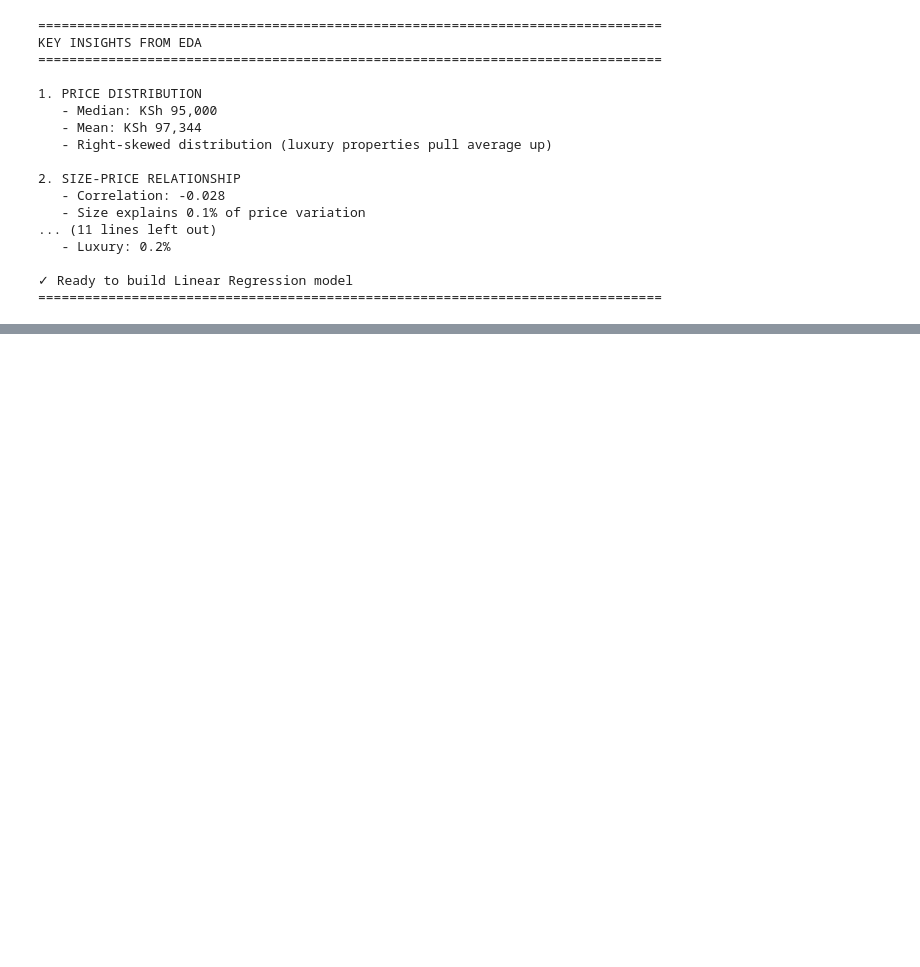
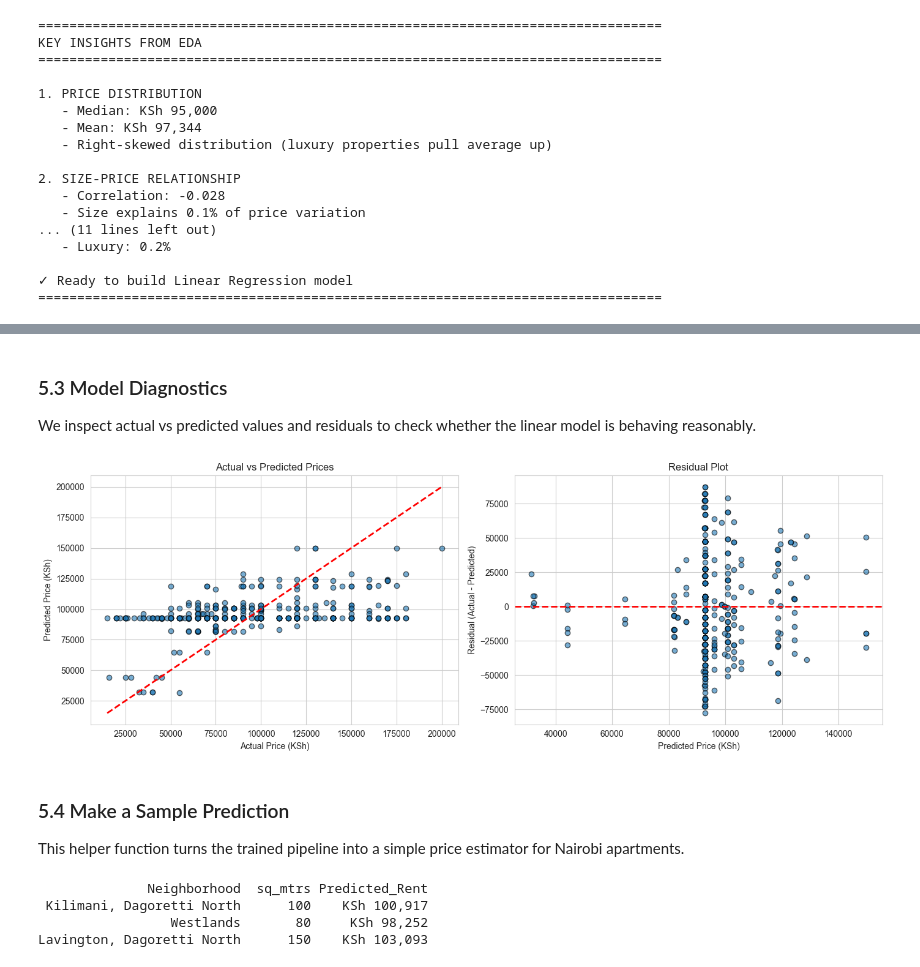
Before and after one commit to marykamithi/nairobi-housing-price-prediction, a Jupyter notebook: Project_Housing_Price_Prediction.ipynb, the cells around one changed output, grey strips where cells are left out. Drawn from its saved outputs; the diff is of its cells as text; code cells hidden in the pictures; blank space fills up the shorter version.

Commit message:
extend housing notebook with preprocessing, linear regression, and model diagnostics

```diff
--- a/Project_Housing_Price_Prediction.ipynb
+++ b/Project_Housing_Price_Prediction.ipynb
@@ -925,0 +938,18 @@ KEY INSIGHTS FROM EDA
+# %%
+# Modeling imports and dataset preparation
+from sklearn.compose import ColumnTransformer
+from sklearn.pipeline import Pipeline
+from sklearn.preprocessing import OneHotEncoder
+
+model_df = df_preprocessed[['Neighborhood', 'sq_mtrs', 'Price_Numeric']].copy()
+model_df['sq_mtrs'] = pd.to_numeric(model_df['sq_mtrs'], errors='coerce')
+model_df = model_df.dropna(subset=['Neighborhood', 'sq_mtrs', 'Price_Numeric'])
+model_df = model_df[(model_df['sq_mtrs'] > 0) & (model_df['Price_Numeric'] > 0)]
+
+rare_neighborhoods = model_df['Neighborhood'].value_counts()
+rare_neighborhoods = rare_neighborhoods[rare_neighborhoods < 10].index
+model_df['Neighborhood'] = model_df['Neighborhood'].where(~model_df['Neighborhood'].isin(rare_neighborhoods), 'Other')
+
+print(f"Modeling dataset: {model_df.shape[0]:,} rows")
+print(f"Unique neighborhoods after grouping rare values: {model_df['Neighborhood'].nunique()}")
+print(model_df.head())
@@ -925,0 +1015,52 @@ KEY INSIGHTS FROM EDA
+# %% [markdown]
+### 5.3 Model Diagnostics
+
+We inspect actual vs predicted values and residuals to check whether the linear model is behaving reasonably.
+# %%
+# Diagnostics plots
+fig, axes = plt.subplots(1, 2, figsize=(14, 5))
+
+axes[0].scatter(y_test, y_pred, alpha=0.6, edgecolor='k')
+min_val = min(y_test.min(), y_pred.min())
+max_val = max(y_test.max(), y_pred.max())
+axes[0].plot([min_val, max_val], [min_val, max_val], 'r--', linewidth=2)
+axes[0].set_title('Actual vs Predicted Prices')
+axes[0].set_xlabel('Actual Price (KSh)')
+axes[0].set_ylabel('Predicted Price (KSh)')
+
+residuals = y_test - y_pred
+axes[1].scatter(y_pred, residuals, alpha=0.6, edgecolor='k')
+axes[1].axhline(0, color='red', linestyle='--', linewidth=2)
+axes[1].set_title('Residual Plot')
+axes[1].set_xlabel('Predicted Price (KSh)')
+axes[1].set_ylabel('Residual (Actual - Predicted)')
+
+plt.tight_layout()
+plt.show()
+# %% [output]
+[figure, added]
+# %% [markdown]
+### 5.4 Make a Sample Prediction
+
+This helper function turns the trained pipeline into a simple price estimator for Nairobi apartments.
+# %%
+def predict_rent(neighborhood, sq_mtrs):
+    sample = pd.DataFrame({'Neighborhood': [neighborhood], 'sq_mtrs': [sq_mtrs]})
+    prediction = linear_model.predict(sample)[0]
+    return prediction
+
+example_predictions = pd.DataFrame([
+    {'Neighborhood': 'Kilimani, Dagoretti North', 'sq_mtrs': 100},
+    {'Neighborhood': 'Westlands', 'sq_mtrs': 80},
+    {'Neighborhood': 'Lavington, Dagoretti North', 'sq_mtrs': 150}
+])
+example_predictions['Predicted_Rent'] = example_predictions.apply(
+    lambda row: predict_rent(row['Neighborhood'], row['sq_mtrs']), axis=1
+)
+
+print(example_predictions.to_string(index=False, formatters={'Predicted_Rent': lambda x: f'KSh {x:,.0f}'}))
+# %% [output]
+              Neighborhood  sq_mtrs Predicted_Rent
+ Kilimani, Dagoretti North      100    KSh 100,917
+                 Westlands       80     KSh 98,252
+Lavington, Dagoretti North      150    KSh 103,093
```
Also changed, not shown: parts of 12 cells of this notebook.
